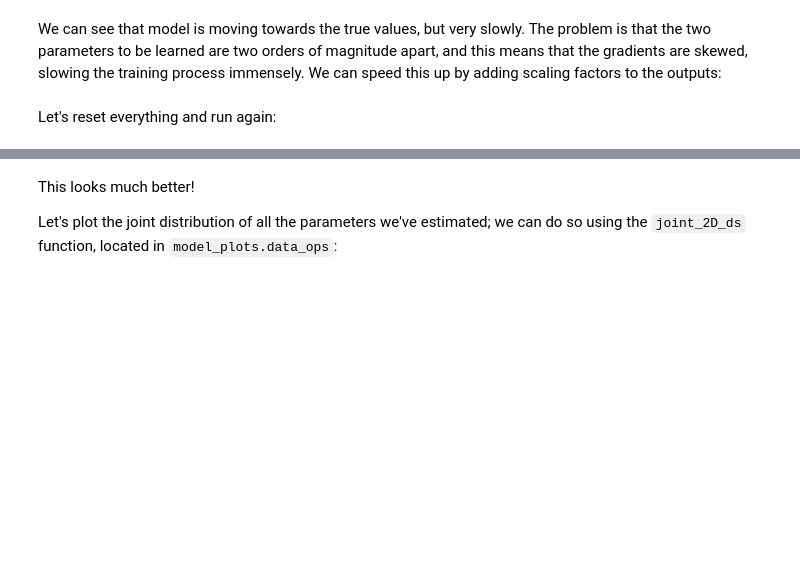
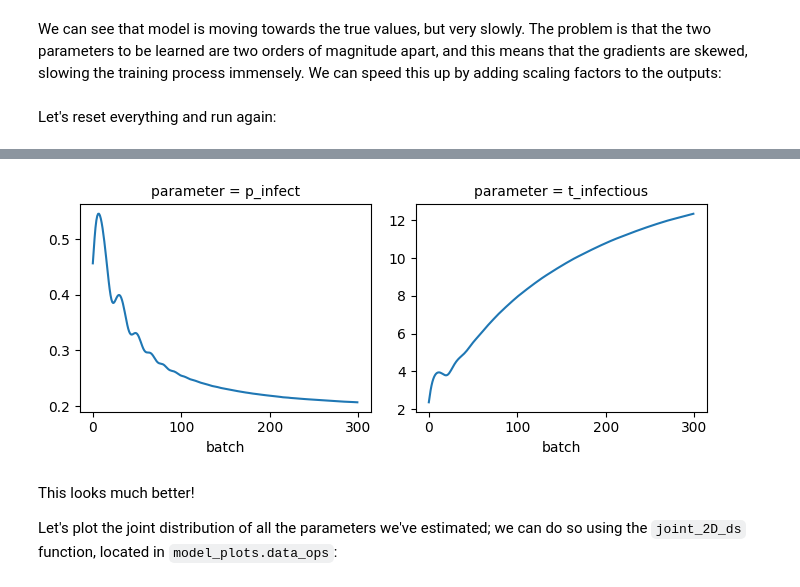
Before and after one commit to ThGaskin/NeuralABM, a Jupyter notebook: SIR_demo.ipynb, the cells around one changed output, grey strips where cells are left out. Cells and saved outputs as stored; diff of their text form; code cells hidden in the pictures; blank space fills up the shorter version.

```diff
--- a/SIR_demo.ipynb
+++ b/SIR_demo.ipynb
@@ -219,11 +231,12 @@ ax.set_yscale('log')
 # %%
 parameters_ts_xr = xr.DataArray(
-    data=np.array(parameters_ts),
+    data=torch.stack(parameters_ts),
     dims=["batch", "parameter"],
     coords={"batch": np.arange(len(parameters_ts)), "parameter": ["p_infect", "t_infectious"]}
 )
-
 parameters_ts_xr.plot.line(col="parameter", sharey=False);
+# %% [output]
+[figure, added]
 # %% [markdown]
 This looks much better!
 
```
Also changed, not shown: parts of 7 cells of this notebook.
